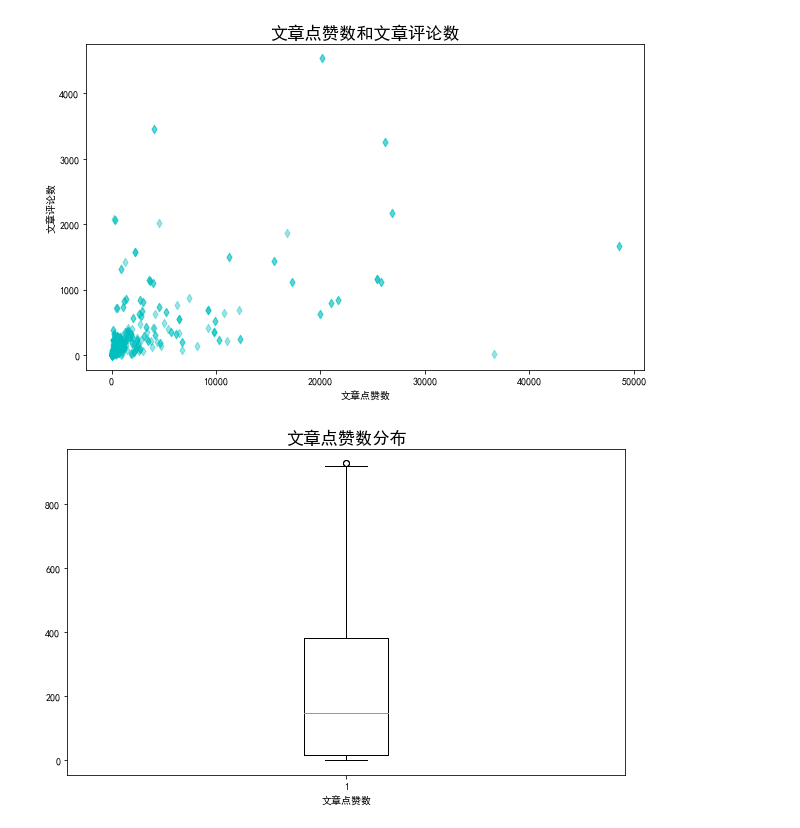
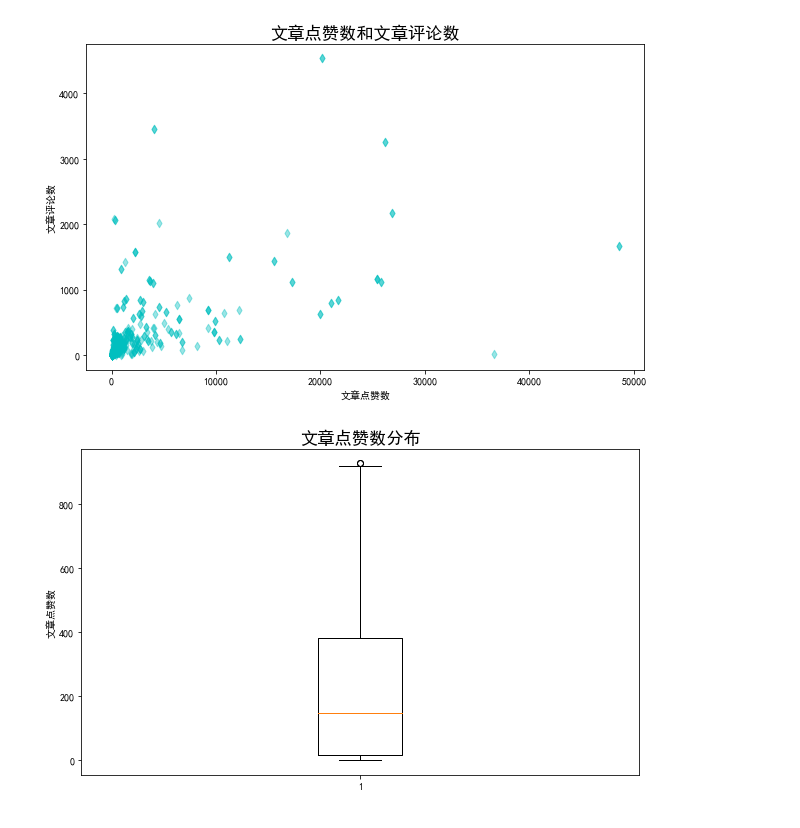
Before and after one commit to caearo/crossin, a Jupyter notebook: visualization/hw3/script.ipynb, the cells around one changed output. Saved outputs shown, nothing was run; the diff lists cells and outputs as text; code cells hidden in the pictures.

```diff
--- a/visualization/hw3/script.ipynb
+++ b/visualization/hw3/script.ipynb
@@ -84,14 +84,14 @@ plt.show()
 # %%
 #提取“task_3.2_zhihu_timeline_article.csv”中【文章点赞数】低于 1000 的行数据，作出箱型图(阅读参 考文章 5)。
 
 data = zhihu_data_article[zhihu_data_article.文章点赞数 < 1000].文章点赞数
 
 plt.title('文章点赞数分布', fontsize = 'xx-large', fontweight = 'heavy')
 
-plt.xlabel(data.name)
+plt.ylabel(data.name)
 
 plt.boxplot(data)
 
 plt.show()
 # %% [output]
-[figure, old version]
+[figure, new version]
```
